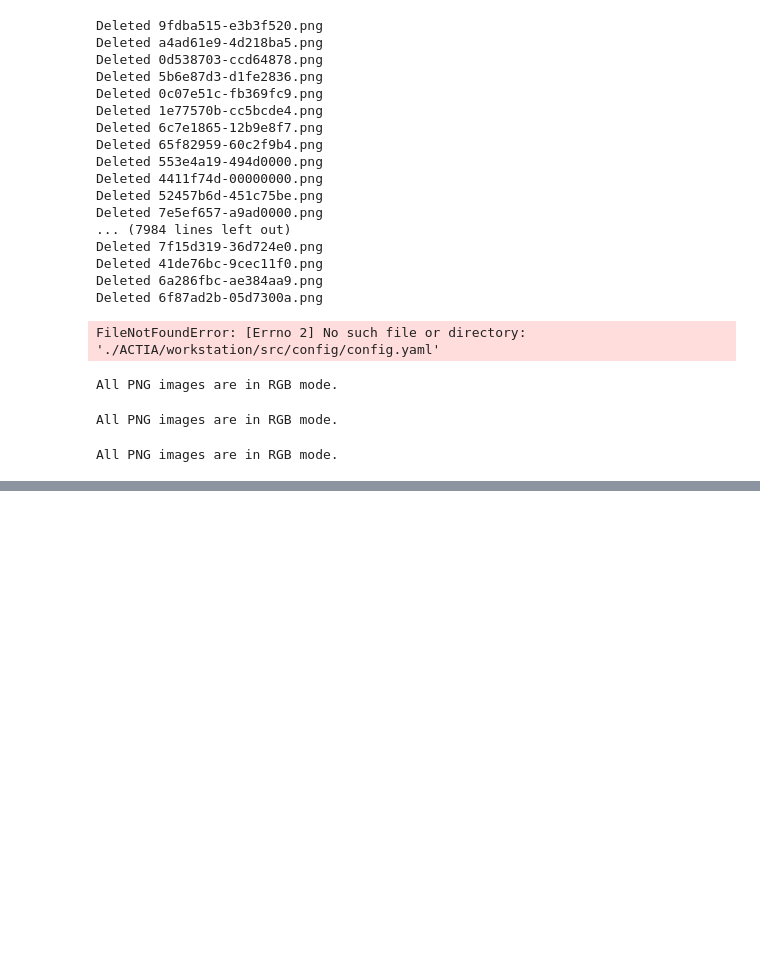
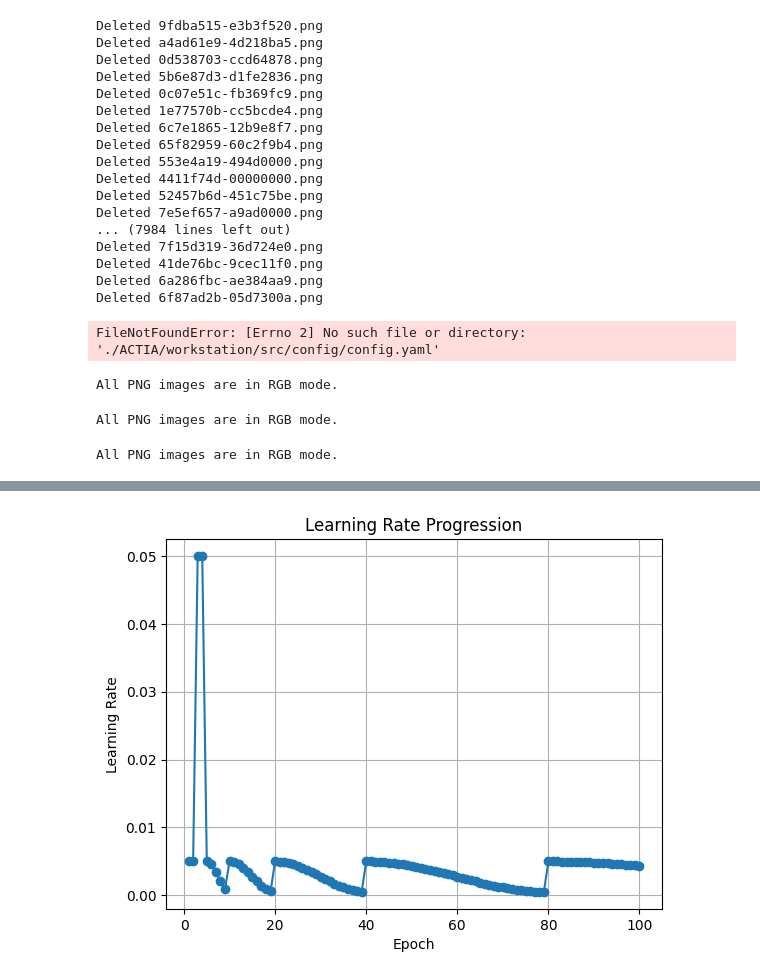
Before and after one commit to ghassen-fatnassi/DistilNet, a Jupyter notebook: workstation/src/X.ipynb, the cells around one changed output, grey strips where cells are left out. Drawn from its saved outputs; the diff is of its cells as text; code cells hidden in the pictures; blank space fills up the shorter version.

Commit message:
added a cosineannealingLR scheduler + some agrerssive transformation

```diff
--- a/workstation/src/X.ipynb
+++ b/workstation/src/X.ipynb
@@ -337,0 +361,38 @@ All PNG images are in RGB mode.
+# %%
+import torch
+import math
+import matplotlib.pyplot as plt
+
+# Define initial settings
+initial_lr = 0.005
+T_0 = 5
+T_mult = 2
+eta_min = 0.0005
+epochs = 100
+
+# Define the optimizer with a dummy model parameter
+model = torch.nn.Linear(1, 1)
+optimizer = torch.optim.SGD(model.parameters(), lr=initial_lr)
+
+# Define the schedulers
+scheduler1 = torch.optim.lr_scheduler.StepLR(optimizer, step_size=2, gamma=10)
+scheduler2 = torch.optim.lr_scheduler.CosineAnnealingWarmRestarts(optimizer, T_0=T_0, T_mult=T_mult, eta_min=eta_min)
+scheduler = torch.optim.lr_scheduler.SequentialLR(optimizer, schedulers=[scheduler1, scheduler2], milestones=[4])
+
+# Store the learning rates for each epoch
+learning_rates = []
+
+for epoch in range(epochs):
+    optimizer.step()
+    learning_rates.append(scheduler.get_last_lr())
+    scheduler.step()
+
+# Plot the learning rate progression
+plt.plot(range(1, epochs+1), learning_rates, marker='o')
+plt.xlabel('Epoch')
+plt.ylabel('Learning Rate')
+plt.title('Learning Rate Progression')
+plt.grid(True)
+plt.show()
+# %% [output]
+[figure, added]
```
Also changed, not shown: parts of 1 cell of this notebook, 11 other files.
